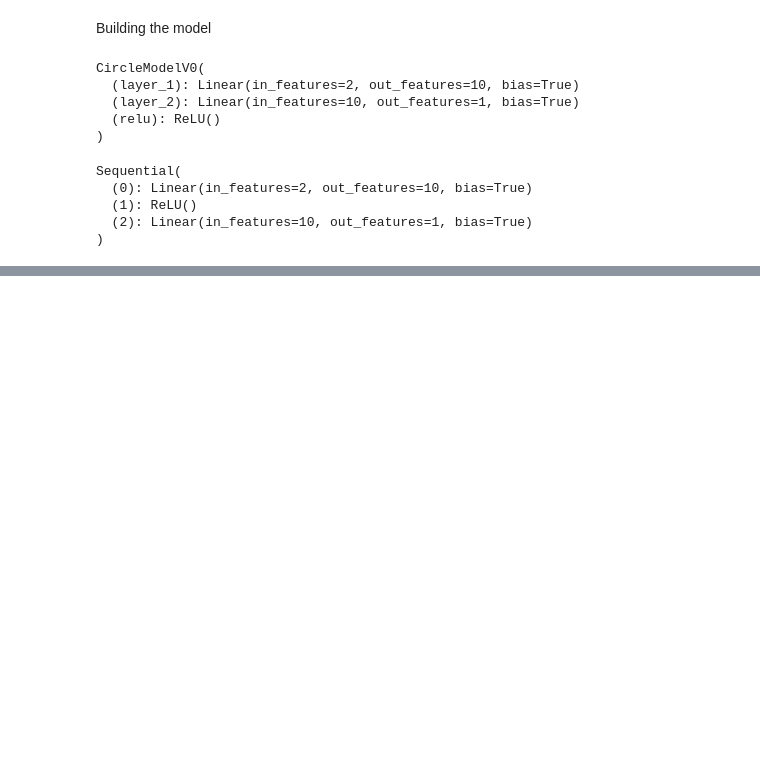
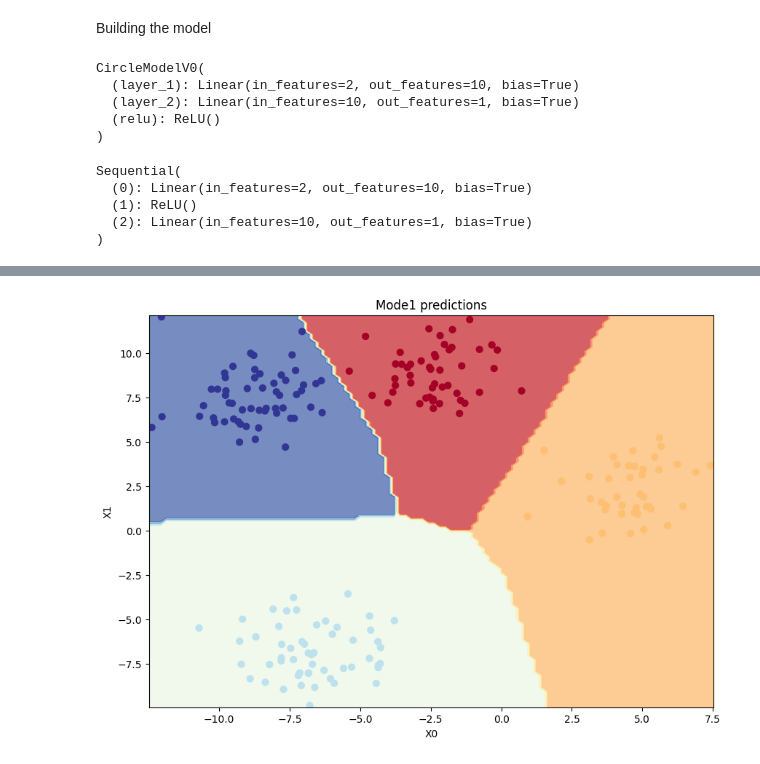
Before and after one commit to angrybird05/pyTorch, a Jupyter notebook: Neural_networks_cassification.ipynb, the cells around one changed output, grey strips where cells are left out. Saved outputs shown, nothing was run; the diff lists cells and outputs as text; code cells hidden in the pictures; blank space fills up the shorter version.

```diff
--- a/Neural_networks_cassification.ipynb
+++ b/Neural_networks_cassification.ipynb
@@ -293,0 +463,39 @@ plot_predictions(model_0, X_test, y_test, title="Model 0 Decision Boundary on Te
+# %%
+import numpy as np
+import matplotlib.pyplot as plt
+import torch
+
+def plot_predictions_1(model, X, y, title="Model Decision Boundary"): # Function to plot decision boundaries
+    model.to("cpu") # Move model to CPU for plotting
+    X, y = X.to("cpu"), y.to("cpu")
+
+    ## set prediction boundries and make predictions
+    x_min, x_max = X[:, 0].min() - 0.1, X[:, 0].max() + 0.1
+    y_min, y_max = X[:, 1].min() - 0.1, X[:, 1].max() + 0.1
+    xx, yy = np.meshgrid(np.linspace(x_min, x_max, 100),
+                             np.linspace(y_min, y_max, 100))
+
+    #make features for predictions
+    X_to_predict_on = torch.from_numpy(np.column_stack((xx.ravel(), yy.ravel()))).float()
+
+    # Make predictions
+    model.eval()
+    with torch.inference_mode():
+        y_logits = model(X_to_predict_on)
+        y_pred = torch.softmax(y_logits, dim=1).argmax(dim=1) # For multi-class, use softmax and argmax
+
+    y_pred = y_pred.reshape(xx.shape)
+
+    # Plot
+    plt.figure(figsize=(10, 7))
+    plt.contourf(xx, yy, y_pred, cmap=plt.cm.RdYlBu, alpha=0.7)
+    plt.scatter(X[:, 0], X[:, 1], c=y, s=40, cmap=plt.cm.RdYlBu)
+    plt.title(title)
+    plt.xlabel("X0")
+    plt.ylabel("X1")
+    plt.show()
+# %%
+## visualize the predictins
+plot_predictions_1(model_1,X_blob_test,y_blob_test,title="Mode1 predictions")
+# %% [output]
+[figure, added]
```
Also changed, not shown: parts of 10 cells of this notebook.
